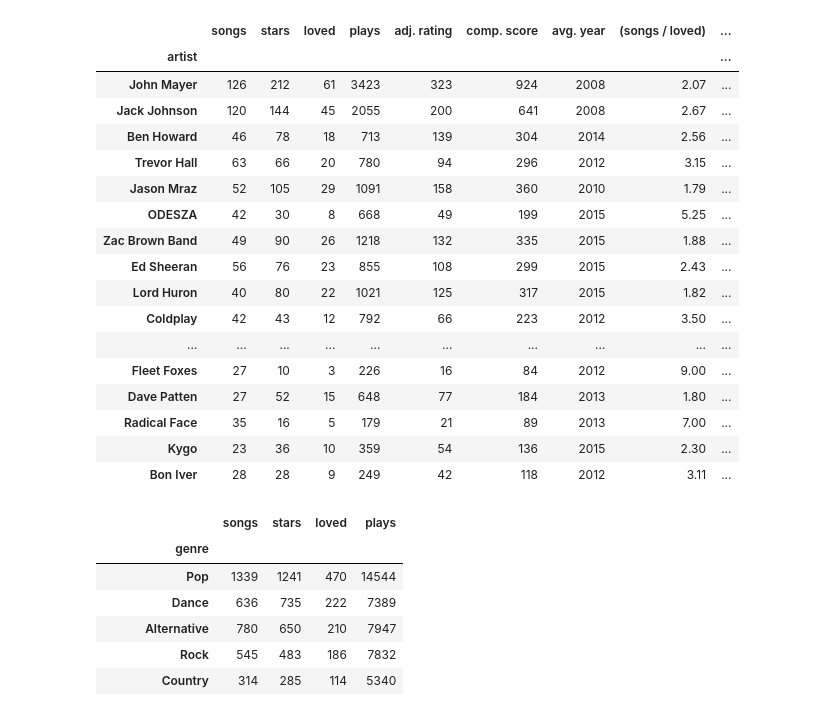
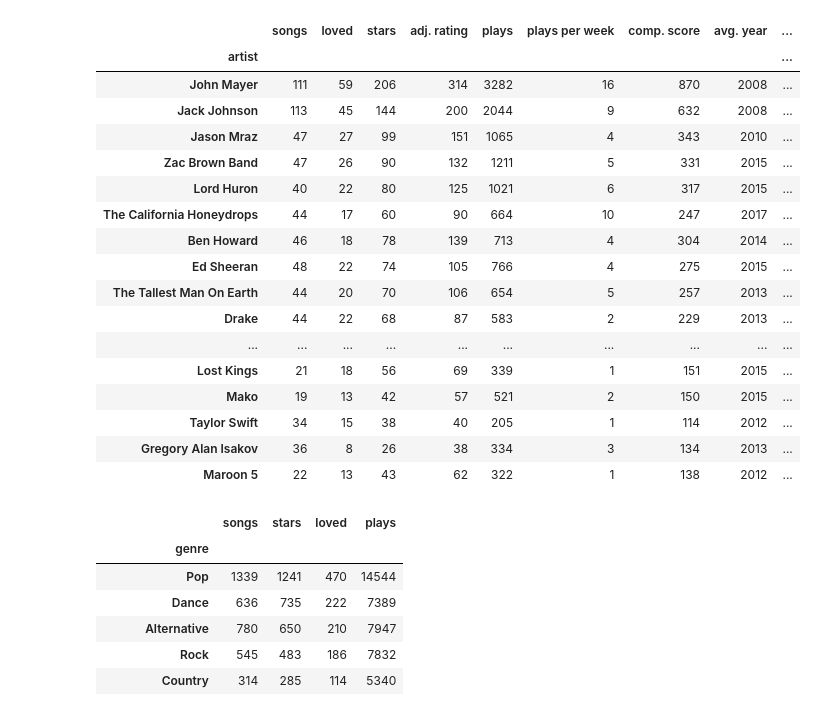
Before and after one commit to alfischer33/My-Music, a Jupyter notebook: My Music.ipynb, the cells around one changed output. Drawn from its saved outputs; the diff is of its cells as text; code cells hidden in the pictures.

```diff
--- a/My Music.ipynb
+++ b/My Music.ipynb
@@ -36,66 +41,76 @@ get_df().sort_values('date added', ascending=False).head()
 # %%
 def get_artist_stats(listened_since = '1990', added_since = '1990', sort = 'adj. rating', added_before = '2040'):
     """
-    Returns a sorted pivot table containing information on artists whose songs have been
-    played since a given datetime. Aggregates total number of stars, total number of plays
-    of the songs, and number of songs.
+    Returns a sorted pivot table containing information on artists whose songs have been played
+    since a given datetime. Aggregates statistics such as total number of stars, total number of
+    plays of the songs, and number of songs. Features have been added by which artists might be
+    measured against each other.
     """
 
     df = get_df()
     df = df[df['last played'] > listened_since]
     df = df[df['date added'] < added_before]
     df = df[df['date added'] > added_since]
 
     df.loc[(df[(df['stars'] == 0) & (df['loved'] == True)].index), 'stars'] = 2.5
     df.loc[(df[(df['stars'] == 2)].index), 'stars'] = 0
 
-
+    df['weeks'] = ((np.max(df['date added']) - df['date added']).dt.days+7)/7
+    #df['plays per week'] = (df['plays'] / (df['weeks']))
+    # transform data
+    df['plays per week'] = (df['plays'] / (df['weeks']+40)) *(6/5)
     df['adj. rating'] = df['stars']**2 / 2.5
     df['comp. score'] = df['stars']**2 / 2.5 + np.sqrt(df['plays'])
+    #testdf = df.sort_values('plays per week', ascending = False)
 
-    df = df[['artist', 'song', 'stars', 'plays', 'loved', 'adj. rating', 'comp. score', 'year']].groupby('artist').agg({'song':'count',
-                                                                                  'stars':sum, 'loved':sum, 'plays':sum,
-                                                                                  'adj. rating':sum, 'comp. score':sum,
-                                                                                  'year':'mean' }).round(0).fillna(0).astype(int)
+    df = df[['artist', 'song', 'stars', 'plays',
+             'plays per week', 'loved', 'adj. rating',
+             'comp. score', 'year']].groupby('artist').agg({'song':'count', 'loved':sum, 'stars':sum,
+                                                            'adj. rating':sum, 'plays':sum, 'plays per week':sum,
+                                                            'comp. score':sum, 'year':'mean' }
+                                                            ).round(0).fillna(0).astype(int)
     df.rename(columns = {'song': 'songs', 'year':'avg. year'}, inplace=True)
 
     #Feature Engineering
     df['(songs / loved)'] = (df['songs'] / df['loved']).round(2)
     df['(songs / loved)'].replace(np.inf, 0, inplace=True)
 
     df['(stars / songs)'] = (df['stars'] / df ['songs']).round(1)
 
     df['(comp.**2 / loved)'] = (df['comp. score']**2 / df['loved']).round(1)
     df['(comp.**2 / loved)'].replace(np.inf, 0, inplace=True)
 
     df['(adj. rating * (songs/loved))'] = (df['adj. rating'] * (df['songs']/df['loved'])).round(1)
 
-    df['Stat Composite'] = ((df['songs']/np.max(df['songs']) + df['loved']/np.max(df['loved']) + df['stars']/np.max(df['stars']) + df['plays']/np.max(df['plays']) + df['adj. rating']/np.max(df['adj. rating']))*(100/5)).round(2)
+    df['Stat Composite'] = ((df['songs']/np.max(df['songs']) + df['loved']/np.max(df['loved']) + df['stars']/np.max(df['stars']) + df['plays']/np.max(df['plays']) + df['plays per week']/np.max(df['plays per week']) + df['adj. rating']/np.max(df['adj. rating']))*(100/6)).round(2)
     df['Feature Composite'] = ((df['(comp.**2 / loved)']/np.max(df['(comp.**2 / loved)']) + df['(adj. rating * (songs/loved))']/np.max(df['(adj. rating * (songs/loved))']))*(100/2)).round(2)
 
+    #plt.figure()
+    #plt.scatter(testdf['date added'], testdf['plays per week'])
 
     return df.sort_values(sort, ascending=False)
+    #return testdf
 
-get_artist_stats(listened_since = '2017', sort='Feature Composite').head(25)
+get_artist_stats(listened_since = '2018', sort='Stat Composite').head(25)
 # %% [output]
-|  | songs | stars | loved | plays | adj. rating | comp. score | avg. year | (songs / loved) | ... |
+|  | songs | loved | stars | adj. rating | plays | plays per week | comp. score | avg. year | ... |
 | artist |  |  |  |  |  |  |  |  | ... |
-| John Mayer | 126 | 212 | 61 | 3423 | 323 | 924 | 2008 | 2.07 | ... |
-| Jack Johnson | 120 | 144 | 45 | 2055 | 200 | 641 | 2008 | 2.67 | ... |
-| Ben Howard | 46 | 78 | 18 | 713 | 139 | 304 | 2014 | 2.56 | ... |
-| Trevor Hall | 63 | 66 | 20 | 780 | 94 | 296 | 2012 | 3.15 | ... |
-| Jason Mraz | 52 | 105 | 29 | 1091 | 158 | 360 | 2010 | 1.79 | ... |
-| ODESZA | 42 | 30 | 8 | 668 | 49 | 199 | 2015 | 5.25 | ... |
-| Zac Brown Band | 49 | 90 | 26 | 1218 | 132 | 335 | 2015 | 1.88 | ... |
-| Ed Sheeran | 56 | 76 | 23 | 855 | 108 | 299 | 2015 | 2.43 | ... |
-| Lord Huron | 40 | 80 | 22 | 1021 | 125 | 317 | 2015 | 1.82 | ... |
-| Coldplay | 42 | 43 | 12 | 792 | 66 | 223 | 2012 | 3.50 | ... |
+| John Mayer | 111 | 59 | 206 | 314 | 3282 | 16 | 870 | 2008 | ... |
+| Jack Johnson | 113 | 45 | 144 | 200 | 2044 | 9 | 632 | 2008 | ... |
+| Jason Mraz | 47 | 27 | 99 | 151 | 1065 | 4 | 343 | 2010 | ... |
+| Zac Brown Band | 47 | 26 | 90 | 132 | 1211 | 5 | 331 | 2015 | ... |
+| Lord Huron | 40 | 22 | 80 | 125 | 1021 | 6 | 317 | 2015 | ... |
+| The California Honeydrops | 44 | 17 | 60 | 90 | 664 | 10 | 247 | 2017 | ... |
+| Ben Howard | 46 | 18 | 78 | 139 | 713 | 4 | 304 | 2014 | ... |
+| Ed Sheeran | 48 | 22 | 74 | 105 | 766 | 4 | 275 | 2015 | ... |
+| The Tallest Man On Earth | 44 | 20 | 70 | 106 | 654 | 5 | 257 | 2013 | ... |
+| Drake | 44 | 22 | 68 | 87 | 583 | 2 | 229 | 2013 | ... |
 | ... | ... | ... | ... | ... | ... | ... | ... | ... | ... |
-| Fleet Foxes | 27 | 10 | 3 | 226 | 16 | 84 | 2012 | 9.00 | ... |
-| Dave Patten | 27 | 52 | 15 | 648 | 77 | 184 | 2013 | 1.80 | ... |
-| Radical Face | 35 | 16 | 5 | 179 | 21 | 89 | 2013 | 7.00 | ... |
-| Kygo | 23 | 36 | 10 | 359 | 54 | 136 | 2015 | 2.30 | ... |
-| Bon Iver | 28 | 28 | 9 | 249 | 42 | 118 | 2012 | 3.11 | ... |
+| Lost Kings | 21 | 18 | 56 | 69 | 339 | 1 | 151 | 2015 | ... |
+| Mako | 19 | 13 | 42 | 57 | 521 | 2 | 150 | 2015 | ... |
+| Taylor Swift | 34 | 15 | 38 | 40 | 205 | 1 | 114 | 2012 | ... |
+| Gregory Alan Isakov | 36 | 8 | 26 | 38 | 334 | 3 | 134 | 2013 | ... |
+| Maroon 5 | 22 | 13 | 43 | 62 | 322 | 1 | 138 | 2012 | ... |
 # %%
 def get_genre_stats(listened_since = '1990', added_since = '1990', sort = 'stars'):
     """
```
Also changed, not shown: parts of 2 cells of this notebook.
